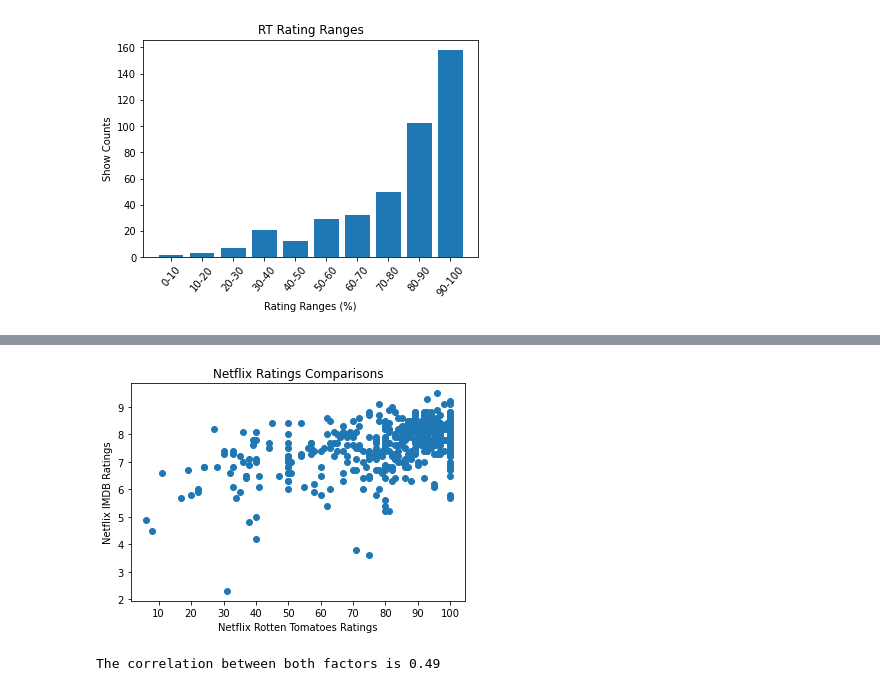
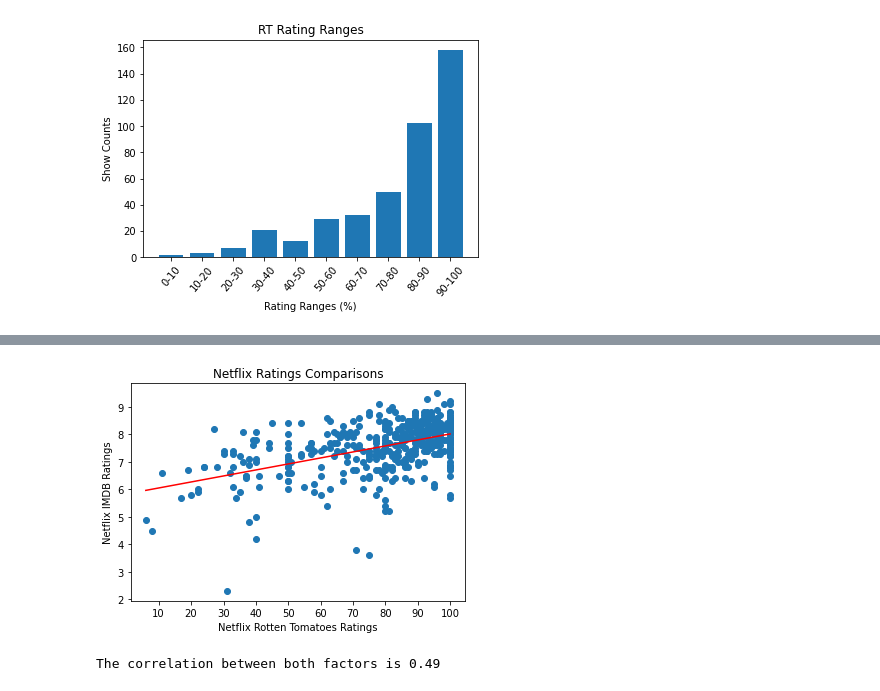
Before and after one commit to Tgreenhu/streaming-platform-analysis, a Jupyter notebook: netflix.ipynb, the cells around one changed output, grey strips where cells are left out. Drawn from its saved outputs; the diff is of its cells as text; code cells hidden in the pictures.

Commit message:
Updated Netflix file

```diff
--- a/netflix.ipynb
+++ b/netflix.ipynb
@@ -203,28 +202,33 @@ Text(0, 0.5, 'RT')
 # %%
 # Netflix Ratings Comparisons for shows with both ratings
 netflix_RT = netflix_df_dropped['RT']
 netflix_IMBD_ratings = netflix_df_dropped['IMDB']
 
-# x_values = netflix_RT
-# y_values = netflix_IMBD_ratings
-# (slope, intercept, rvalue, pvalue, stderr) = linregress(x_values, y_values)
-# regress_values = x_values * slope + intercept
-# line_eq = "y = " + str(round(slope,2)) + "x + " + str(round(intercept,2))
+
+
+x_values = netflix_RT
+y_values = netflix_IMBD_ratings
+(slope, intercept, rvalue, pvalue, stderr) = linregress(x_values, y_values)
+regress_values = x_values * slope + intercept
+line_eq = "y = " + str(round(slope,2)) + "x + " + str(round(intercept,2))
+# plt.annotate(line_eq, (20,36), fontsize=15, color="red")
+plt.annotate(line_eq ,(6,10),fontsize=15,color="green")
+
 
 
 plt.scatter(netflix_RT,netflix_IMBD_ratings)
-# plt.annotate(line_eq, (20,36), fontsize=15, color="red")
+plt.plot(x_values,regress_values,"r-")
 plt.title('Netflix Ratings Comparisons')
 plt.xticks([10,20,30,40,50,60,70,80,90,100])
 plt.xlabel('Netflix Rotten Tomatoes Ratings')
 plt.ylabel('Netflix IMDB Ratings')
 plt.xlim = (0,100)
 plt.show()
 
 correlation = st.pearsonr(netflix_RT,netflix_IMBD_ratings)
 print(f"The correlation between both factors is {round(correlation[0],2)}")
 # %% [output]
-[figure, old version]
+[figure, new version]
 The correlation between both factors is 0.49
 # %%
 #Netflix Target Audience pie chart
```
Also changed, not shown: parts of 2 cells of this notebook.
